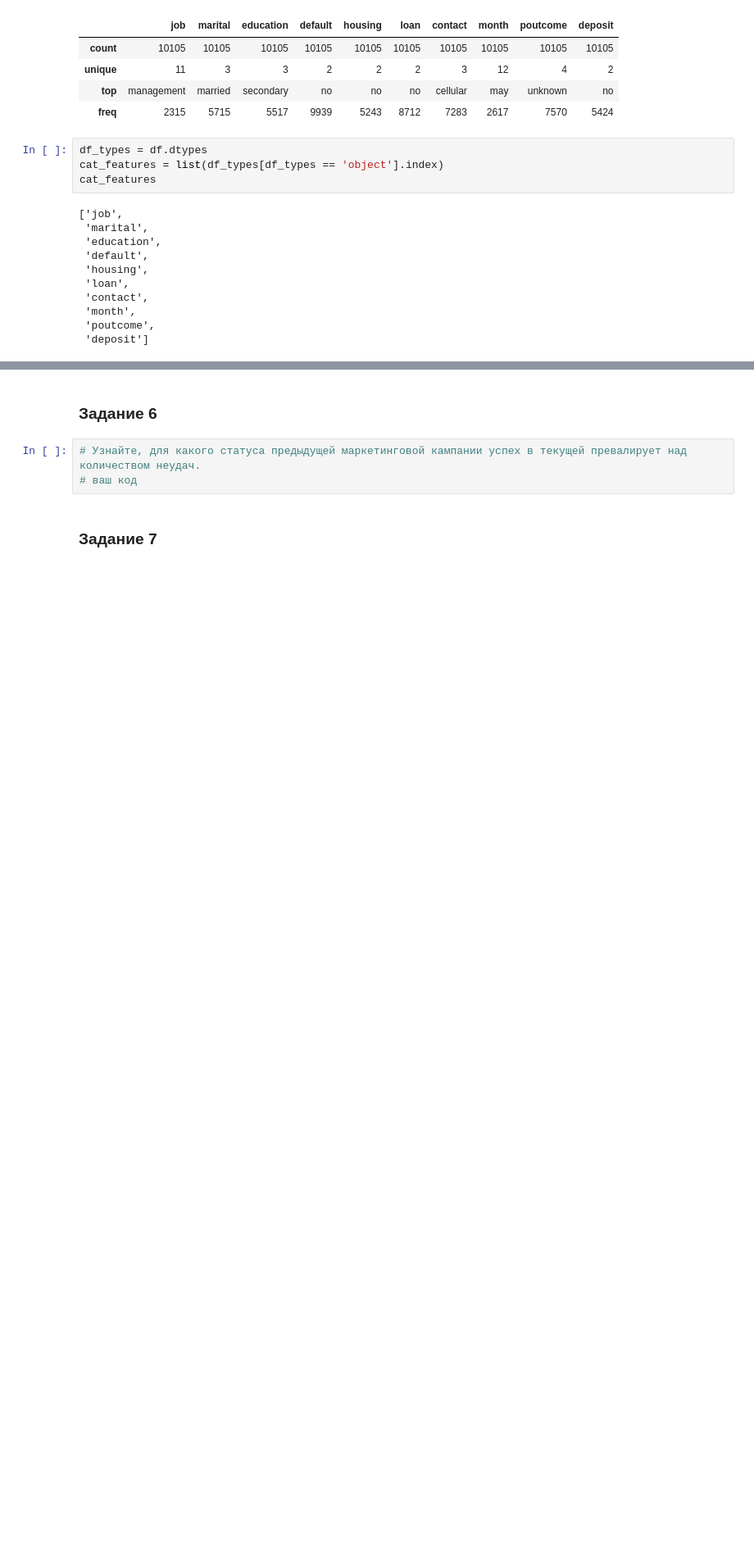
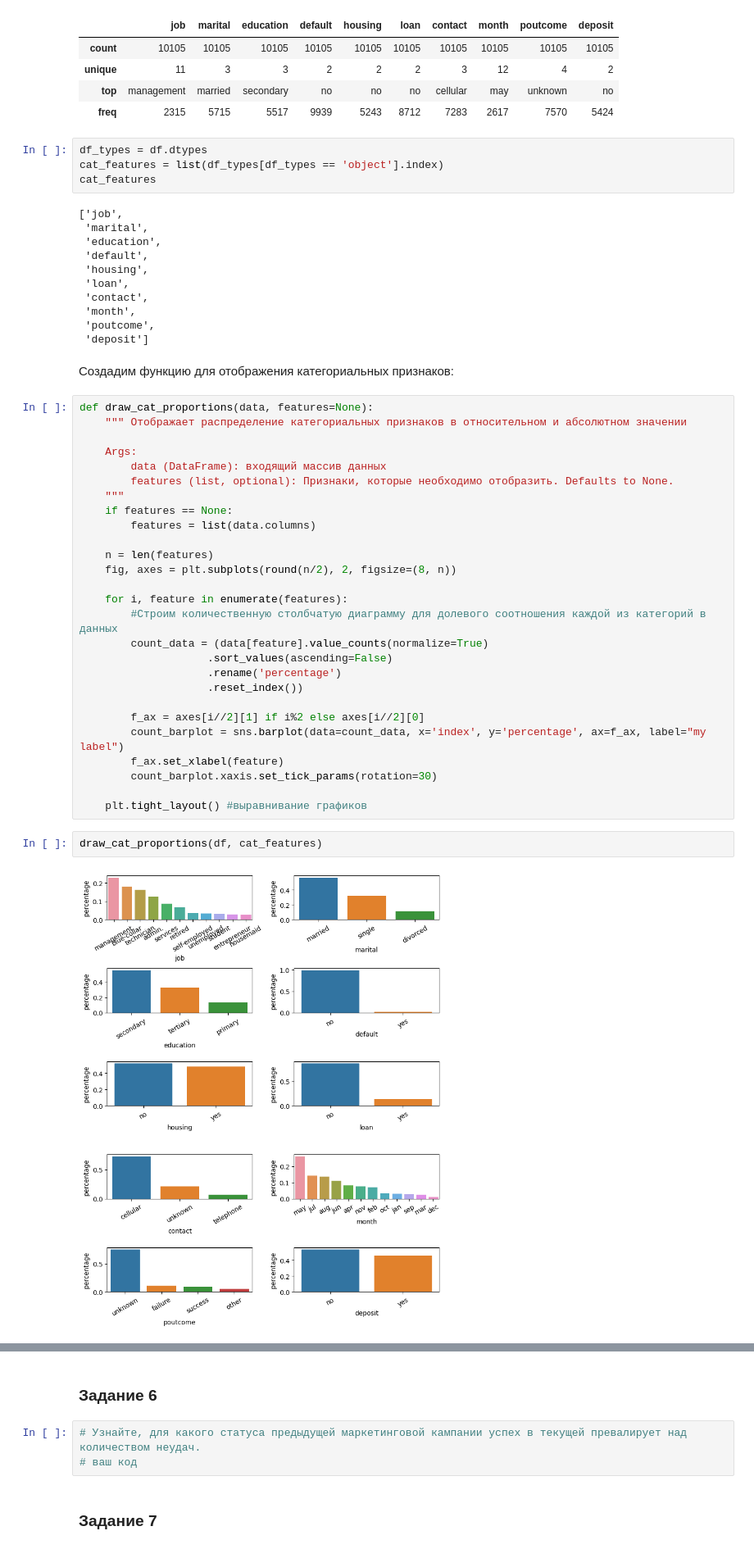
Before and after one commit to botovalex/SFDC, a Jupyter notebook: ML/Project_4_ML.ipynb, the cells around one changed output, grey strips where cells are left out. Shown at 82% size. Saved outputs shown, nothing was run; the diff lists cells and outputs as text; blank space fills up the shorter version.

```diff
--- a/ML/Project_4_ML.ipynb
+++ b/ML/Project_4_ML.ipynb
@@ -379,3 +369,36 @@ cat_features
  'month',
  'poutcome',
  'deposit']
+# %% [markdown]
+Создадим функцию для отображения категориальных признаков:
+# %%
+def draw_cat_proportions(data, features=None):
+    """ Отображает распределение категориальных признаков в относительном и абсолютном значении
+
+    Args:
+        data (DataFrame): входящий массив данных
+        features (list, optional): Признаки, которые необходимо отобразить. Defaults to None.
+    """
+    if features == None:
+        features = list(data.columns)
+
+    n = len(features)
+    fig, axes = plt.subplots(round(n/2), 2, figsize=(8, n))
+
+    for i, feature in enumerate(features):
+        #Строим количественную столбчатую диаграмму для долевого соотношения каждой из категорий в данных
+        count_data = (data[feature].value_counts(normalize=True)
+                    .sort_values(ascending=False)
+                    .rename('percentage')
+                    .reset_index())
+
+        f_ax = axes[i//2][1] if i%2 else axes[i//2][0]
+        count_barplot = sns.barplot(data=count_data, x='index', y='percentage', ax=f_ax, label="my label")
+        f_ax.set_xlabel(feature)
+        count_barplot.xaxis.set_tick_params(rotation=30)
+
+    plt.tight_layout() #выравнивание графиков
+# %%
+draw_cat_proportions(df, cat_features)
+# %% [output]
+[figure, added]
```
Also changed, not shown: parts of 20 cells of this notebook.
